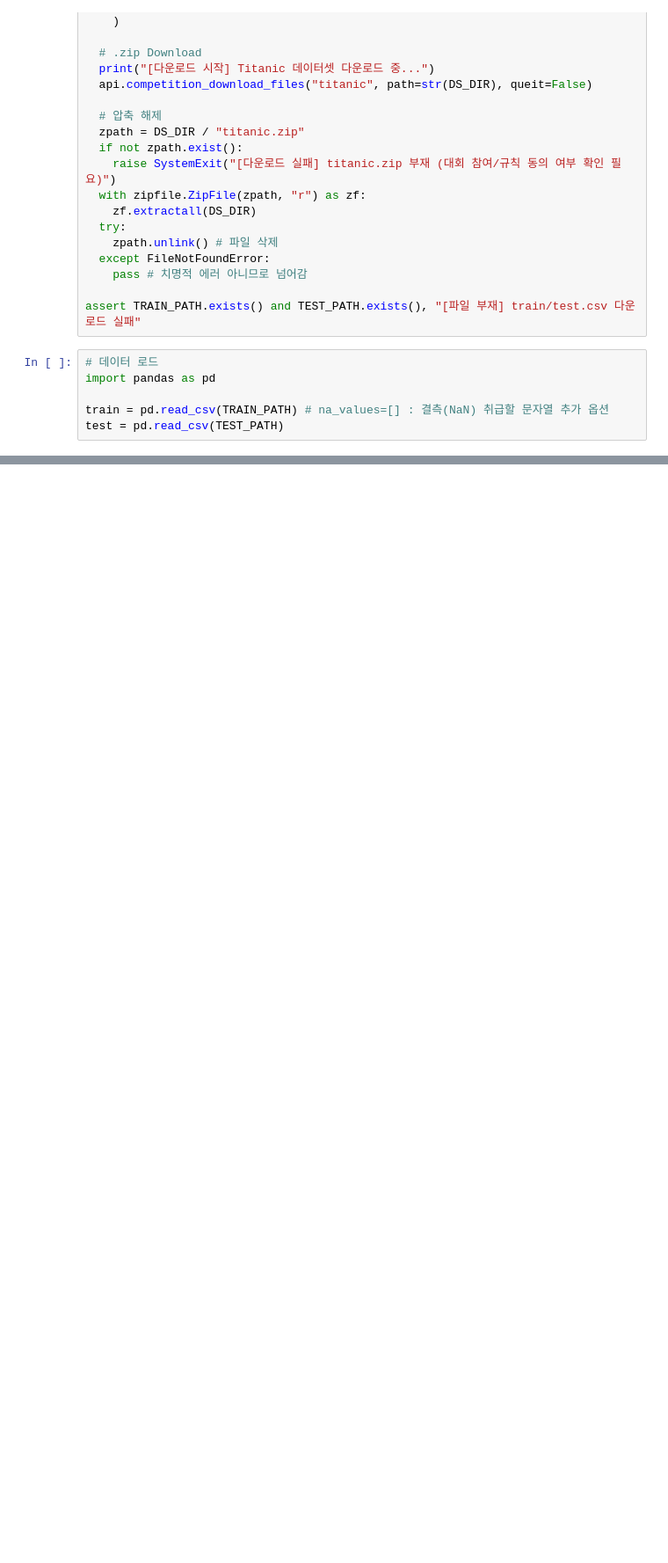
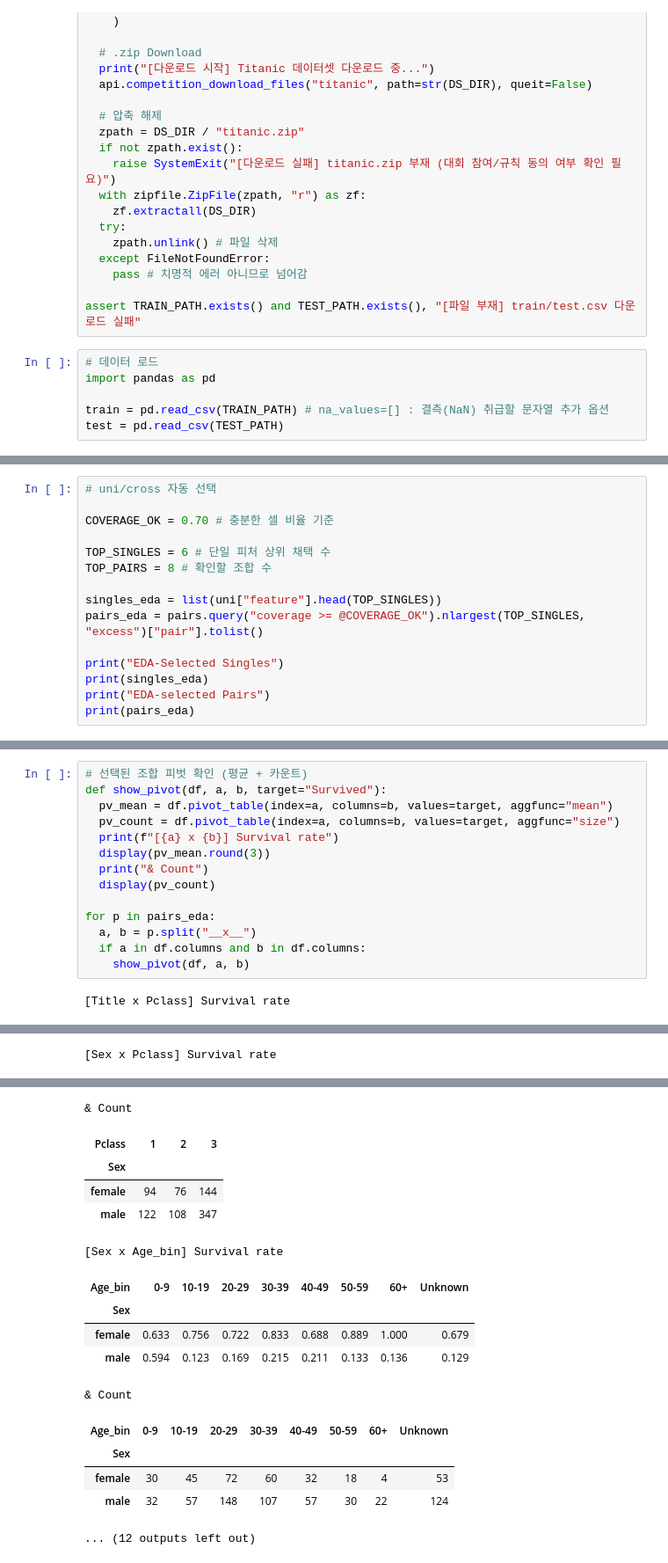
Before and after one commit to atleast10years/ai-ml, a Jupyter notebook: mini_projects/01_text_classification_titanic.ipynb, the cells around one changed output, grey strips where cells are left out. Shown at 88% size. Saved outputs shown, nothing was run; the diff lists cells and outputs as text; blank space fills up the shorter version.

```diff
--- a/mini_projects/01_text_classification_titanic.ipynb
+++ b/mini_projects/01_text_classification_titanic.ipynb
@@ -111,0 +270,15 @@ dtype: float64
+# %%
+# uni/cross 자동 선택
+
+COVERAGE_OK = 0.70 # 충분한 셀 비율 기준
+
+TOP_SINGLES = 6 # 단일 피처 상위 채택 수
+TOP_PAIRS = 8 # 확인할 조합 수
+
+singles_eda = list(uni["feature"].head(TOP_SINGLES))
+pairs_eda = pairs.query("coverage >= @COVERAGE_OK").nlargest(TOP_SINGLES, "excess")["pair"].tolist()
+
+print("EDA-Selected Singles")
+print(singles_eda)
+print("EDA-selected Pairs")
+print(pairs_eda)
@@ -111,0 +290,16 @@ dtype: float64
+# %%
+# 선택된 조합 피벗 확인 (평균 + 카운트)
+def show_pivot(df, a, b, target="Survived"):
+  pv_mean = df.pivot_table(index=a, columns=b, values=target, aggfunc="mean")
+  pv_count = df.pivot_table(index=a, columns=b, values=target, aggfunc="size")
+  print(f"[{a} x {b}] Survival rate")
+  display(pv_mean.round(3))
+  print("& Count")
+  display(pv_count)
+
+for p in pairs_eda:
+  a, b = p.split("__x__")
+  if a in df.columns and b in df.columns:
+    show_pivot(df, a, b)
+# %% [output]
+[Title x Pclass] Survival rate
@@ -111,0 +321 @@ dtype: float64
+[Sex x Pclass] Survival rate
@@ -111,0 +326,16 @@ dtype: float64
+& Count
+| Pclass | 1 | 2 | 3 |
+| Sex |  |  |  |
+| female | 94 | 76 | 144 |
+| male | 122 | 108 | 347 |
+[Sex x Age_bin] Survival rate
+| Age_bin | 0-9 | 10-19 | 20-29 | 30-39 | 40-49 | 50-59 | 60+ | Unknown |
+| Sex |  |  |  |  |  |  |  |  |
+| female | 0.633 | 0.756 | 0.722 | 0.833 | 0.688 | 0.889 | 1.000 | 0.679 |
+| male | 0.594 | 0.123 | 0.169 | 0.215 | 0.211 | 0.133 | 0.136 | 0.129 |
+& Count
+| Age_bin | 0-9 | 10-19 | 20-29 | 30-39 | 40-49 | 50-59 | 60+ | Unknown |
+| Sex |  |  |  |  |  |  |  |  |
+| female | 30 | 45 | 72 | 60 | 32 | 18 | 4 | 53 |
+| male | 32 | 57 | 148 | 107 | 57 | 30 | 22 | 124 |
+... (12 outputs left out)
```
Also changed, not shown: parts of 8 cells of this notebook, 2 other files.
